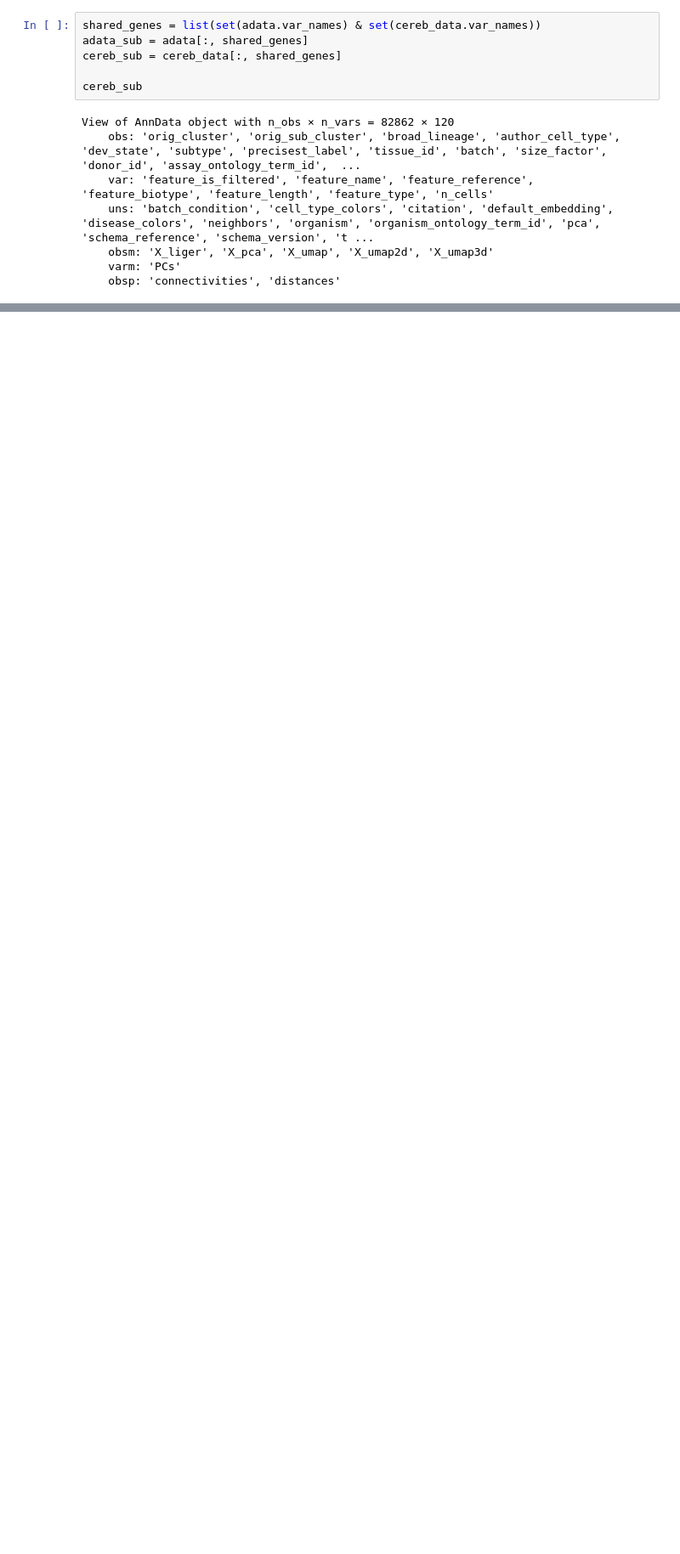
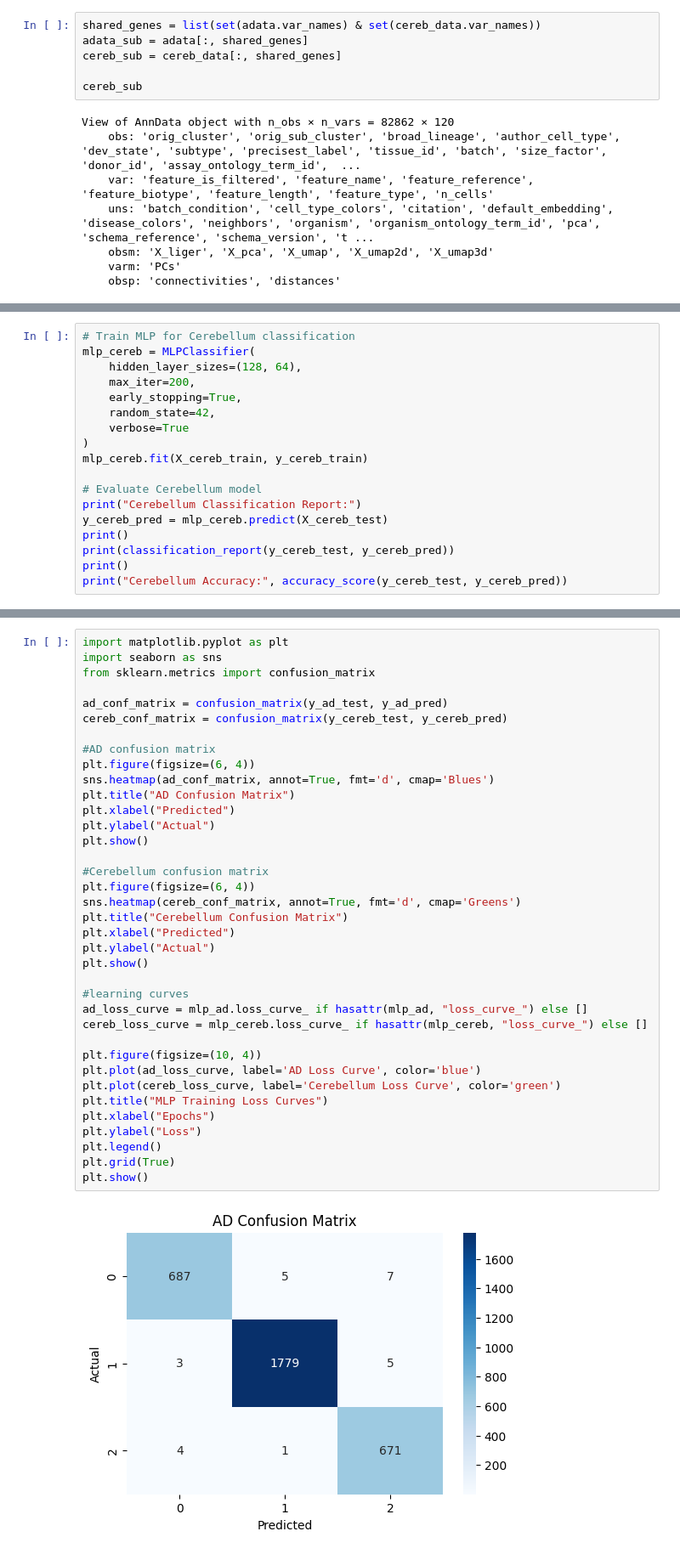
Before and after one commit to stickz-man/Data-Friday, a Jupyter notebook: combined.ipynb, the cells around one changed output, grey strips where cells are left out. Shown: that part at 85% size. Saved outputs shown, nothing was run; the diff lists cells and outputs as text; blank space fills up the shorter version.

```diff
--- a/combined.ipynb
+++ b/combined.ipynb
@@ -118,0 +130,18 @@ weighted avg       1.00      1.00      1.00    180956
+# %%
+# Train MLP for Cerebellum classification
+mlp_cereb = MLPClassifier(
+    hidden_layer_sizes=(128, 64),
+    max_iter=200,
+    early_stopping=True,
+    random_state=42,
+    verbose=True
+)
+mlp_cereb.fit(X_cereb_train, y_cereb_train)
+
+# Evaluate Cerebellum model
+print("Cerebellum Classification Report:")
+y_cereb_pred = mlp_cereb.predict(X_cereb_test)
+print()
+print(classification_report(y_cereb_test, y_cereb_pred))
+print()
+print("Cerebellum Accuracy:", accuracy_score(y_cereb_test, y_cereb_pred))
@@ -118,0 +166,39 @@ weighted avg       1.00      1.00      1.00    180956
+# %%
+import matplotlib.pyplot as plt
+import seaborn as sns
+from sklearn.metrics import confusion_matrix
+
+ad_conf_matrix = confusion_matrix(y_ad_test, y_ad_pred)
+cereb_conf_matrix = confusion_matrix(y_cereb_test, y_cereb_pred)
+
+#AD confusion matrix
+plt.figure(figsize=(6, 4))
+sns.heatmap(ad_conf_matrix, annot=True, fmt='d', cmap='Blues')
+plt.title("AD Confusion Matrix")
+plt.xlabel("Predicted")
+plt.ylabel("Actual")
+plt.show()
+
+#Cerebellum confusion matrix
+plt.figure(figsize=(6, 4))
+sns.heatmap(cereb_conf_matrix, annot=True, fmt='d', cmap='Greens')
+plt.title("Cerebellum Confusion Matrix")
+plt.xlabel("Predicted")
+plt.ylabel("Actual")
+plt.show()
+
+#learning curves
+ad_loss_curve = mlp_ad.loss_curve_ if hasattr(mlp_ad, "loss_curve_") else []
+cereb_loss_curve = mlp_cereb.loss_curve_ if hasattr(mlp_cereb, "loss_curve_") else []
+
+plt.figure(figsize=(10, 4))
+plt.plot(ad_loss_curve, label='AD Loss Curve', color='blue')
+plt.plot(cereb_loss_curve, label='Cerebellum Loss Curve', color='green')
+plt.title("MLP Training Loss Curves")
+plt.xlabel("Epochs")
+plt.ylabel("Loss")
+plt.legend()
+plt.grid(True)
+plt.show()
+# %% [output]
+[figure, added]
```
Also changed, not shown: parts of 25 cells of this notebook, 2 other files.
